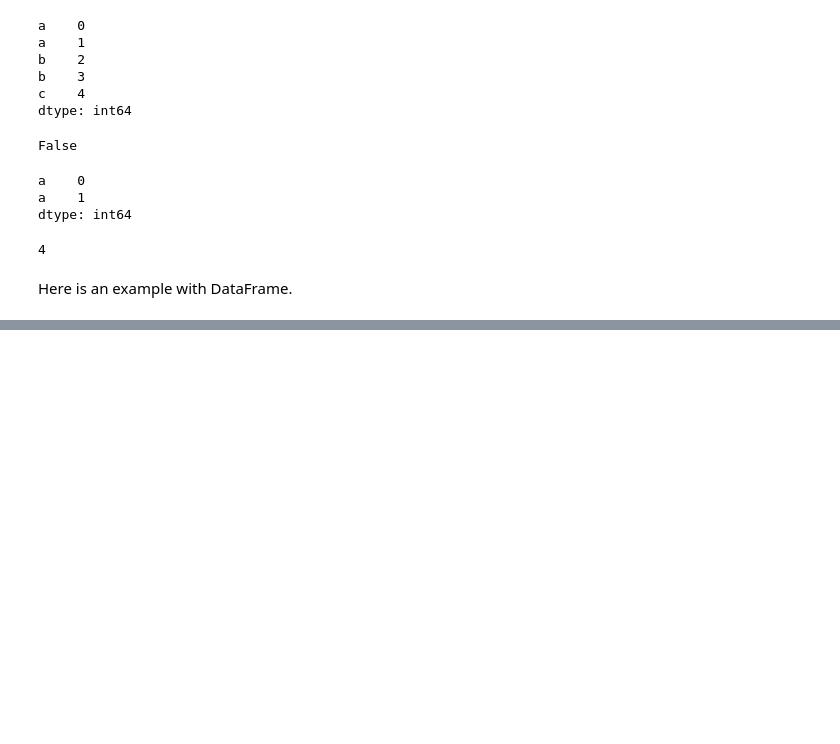
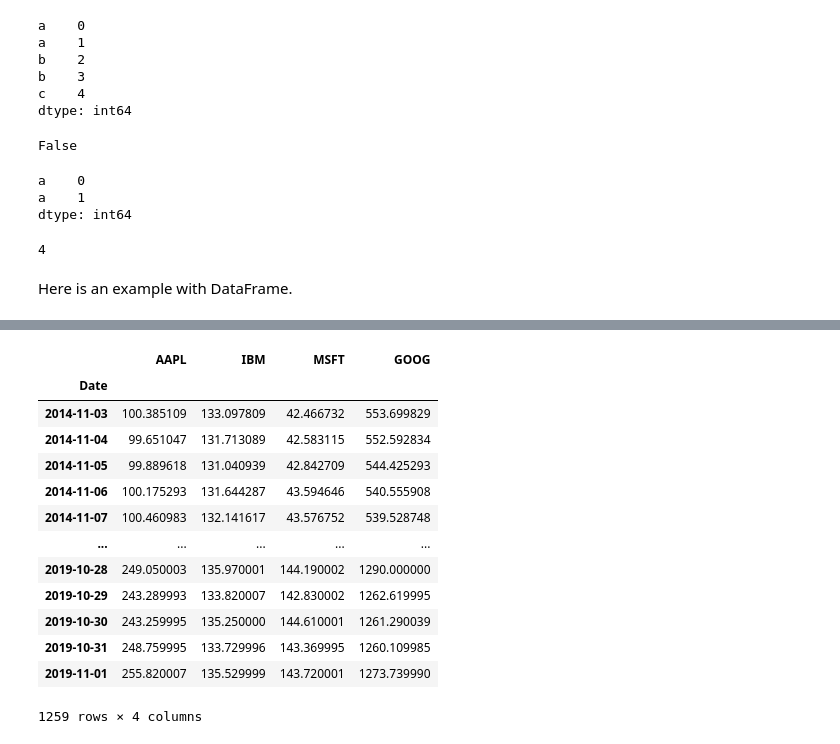
Before and after one commit to jhrcook/100DaysOfPython, a Jupyter notebook: PythonForDataAnalysis/pfda_ch5.ipynb, the cells around one changed output, grey strips where cells are left out. Cells and saved outputs as stored; diff of their text form; code cells hidden in the pictures; blank space fills up the shorter version.

```diff
--- a/PythonForDataAnalysis/pfda_ch5.ipynb
+++ b/PythonForDataAnalysis/pfda_ch5.ipynb
@@ -1249,0 +1495,6 @@ df.loc['b']
+# %%
+import pandas_datareader.data as web
+
+stock_names = ['AAPL', 'IBM', 'MSFT', 'GOOG']
+all_data = {ticker: web.get_data_yahoo(ticker) for ticker in stock_names}
+all_data
@@ -1249,0 +1519,18 @@ df.loc['b']
+# %%
+price = pd.DataFrame({ticker: data['Adj Close'] for ticker, data in all_data.items()})
+price
+# %% [output]
+|  | AAPL | IBM | MSFT | GOOG |
+| Date |  |  |  |  |
+| 2014-11-03 | 100.385109 | 133.097809 | 42.466732 | 553.699829 |
+| 2014-11-04 | 99.651047 | 131.713089 | 42.583115 | 552.592834 |
+| 2014-11-05 | 99.889618 | 131.040939 | 42.842709 | 544.425293 |
+| 2014-11-06 | 100.175293 | 131.644287 | 43.594646 | 540.555908 |
+| 2014-11-07 | 100.460983 | 132.141617 | 43.576752 | 539.528748 |
+| ... | ... | ... | ... | ... |
+| 2019-10-28 | 249.050003 | 135.970001 | 144.190002 | 1290.000000 |
+| 2019-10-29 | 243.289993 | 133.820007 | 142.830002 | 1262.619995 |
+| 2019-10-30 | 243.259995 | 135.250000 | 144.610001 | 1261.290039 |
+| 2019-10-31 | 248.759995 | 133.729996 | 143.369995 | 1260.109985 |
+| 2019-11-01 | 255.820007 | 135.529999 | 143.720001 | 1273.739990 |
+1259 rows × 4 columns
```
Also changed, not shown: parts of 48 cells of this notebook, 2 other files.
